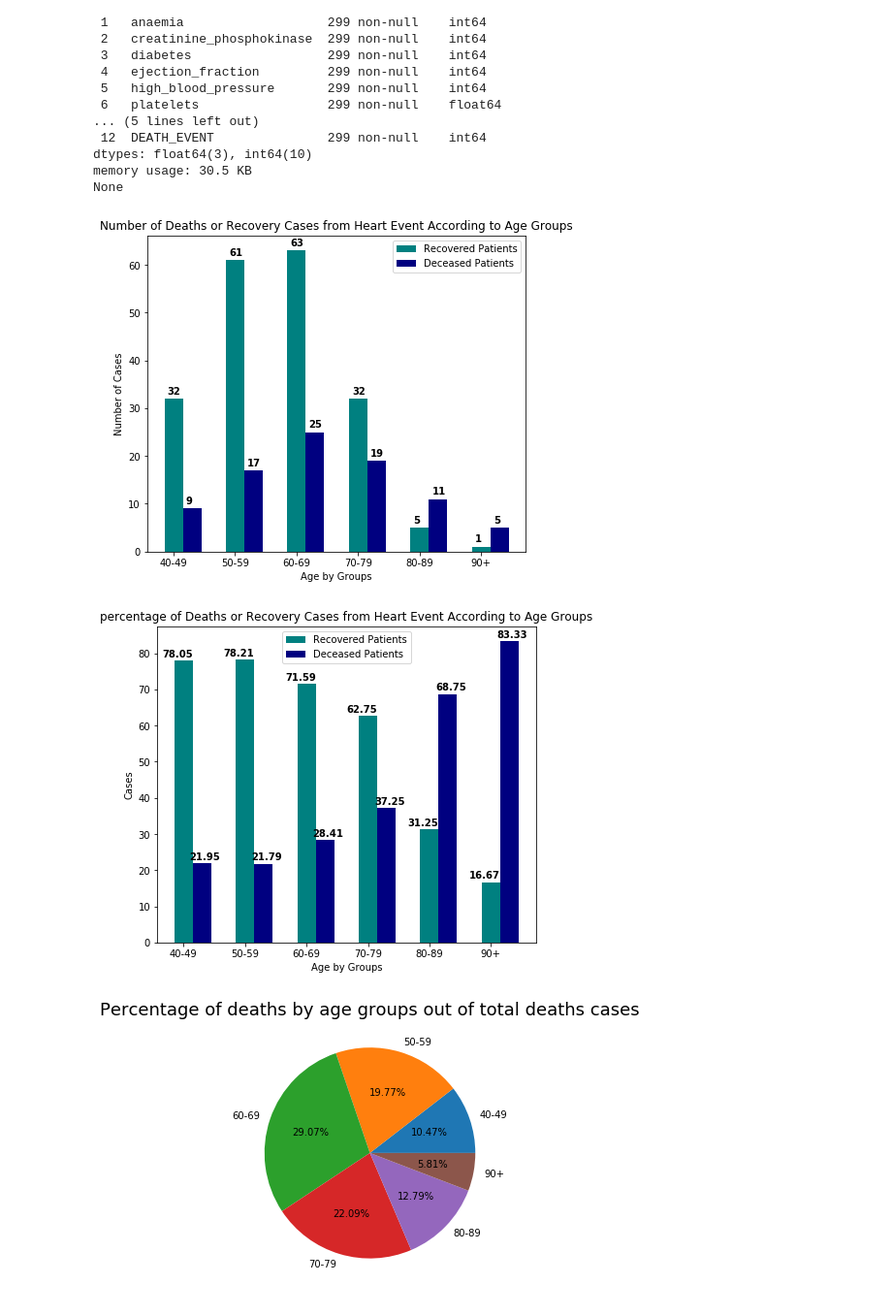
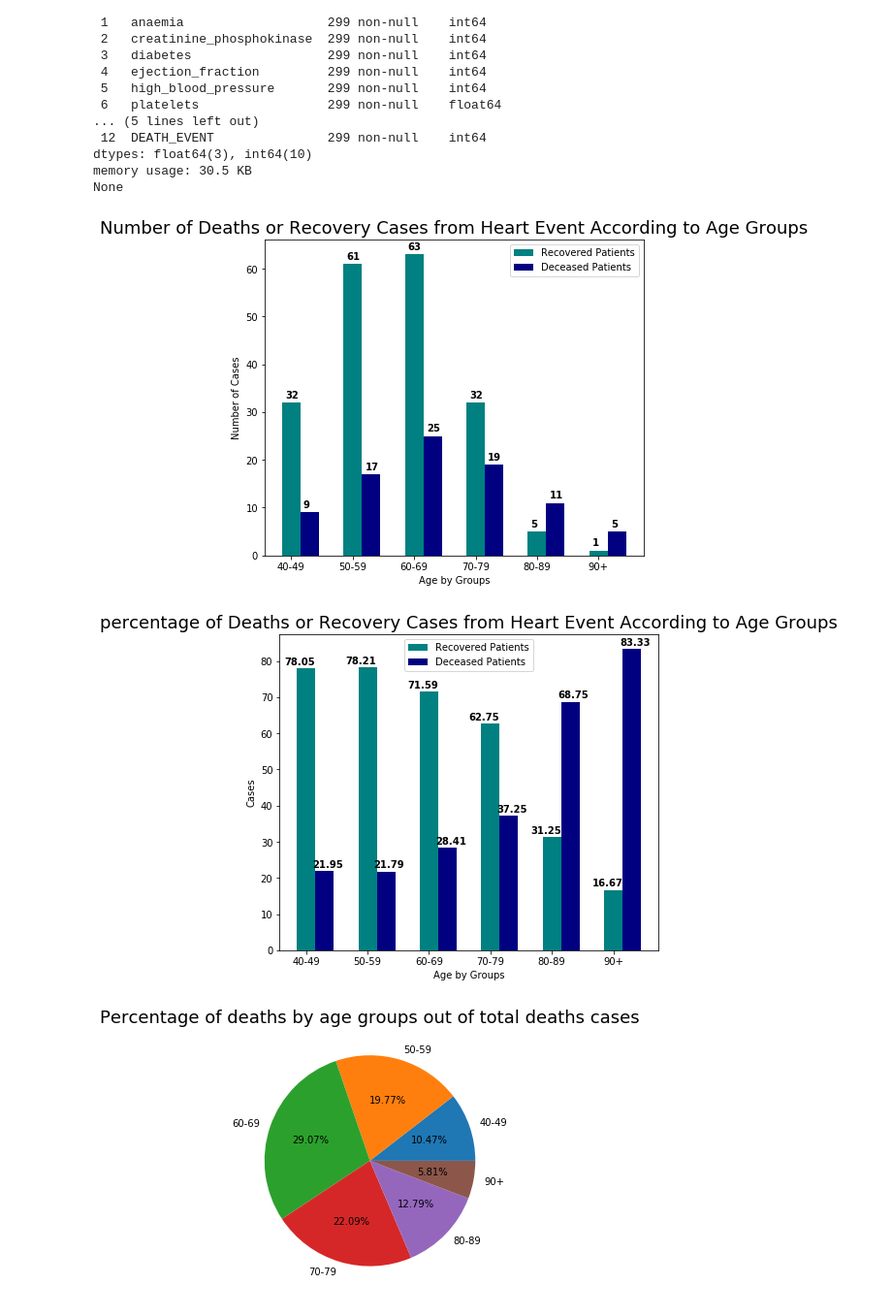
Before and after one commit to sapirmi/data_final_project, a Jupyter notebook: final project - jupyter notebook.ipynb, the cells around one changed output. Shown at 97% size. Saved outputs shown, nothing was run; the diff lists cells and outputs as text; code cells hidden in the pictures.

```diff
--- a/final project - jupyter notebook.ipynb
+++ b/final project - jupyter notebook.ipynb
@@ -36,6 +36,12 @@ Data columns (total 13 columns):
 dtypes: float64(3), int64(10)
 memory usage: 30.5 KB
 None
+# %%
+# value settings
+TRUE_FEATURE = 1
+FALSE_FEATURE = 0
+WIDTH = 0.3
+SIZE18 = 18
 # %%
 # removing outlier values that are more then +3 or less then -3 STD
 
@@ -59,35 +65,35 @@ def num_of_cases(name, x, y):
 
 num_of_cases("40-49", 39, 50)
 num_of_cases("50-59", 49, 60)
 num_of_cases("60-69", 59, 70)
 num_of_cases("70-79", 69, 80)
 num_of_cases("80-89", 79, 90)
 num_of_cases("90+", 89, 100)
 
 # making 1 graph that has 2 different bars, including design like size, color, spacing, presenting numbers
 def age_bar(live_dic, dead_dic, title, y_label):
     plt.figure(figsize=(7,6))
     width = 0.3
     bar1 = np.arange(len(live_dic.keys()))
     bar2 = [i + width for i in bar1]
     plt.bar(bar1, live_dic.values(), width, label = "Recovered Patients", color = "teal")
     plt.bar(bar2, dead_dic.values(), width, label = "Deceased Patients", color = "navy")
     plt.xticks(bar1, live_dic.keys())
-    plt.title(title)
+    plt.title(title, size = SIZE18)
     plt.xlabel("Age by Groups")
     plt.ylabel(y_label)
 
 
 
 age_bar(live, dead, "Number of Deaths or Recovery Cases from Heart Event According to Age Groups", "Number of Cases")
 for i, v in enumerate(live.values()):
     plt.text(i - 0.1, v + 1, str(v), fontweight = "bold")
 for i, v in enumerate(dead.values()):
     plt.text(i + 0.2, v + 1, str(v), fontweight = "bold")
 plt.legend()
 plt.show()
 # %% [output]
-[figure, old version]
+[figure, new version]
 # %%
 # presenting the number of death cases in each age group compare to the number of recovery cases in the same age group - %
 
@@ -107,7 +113,7 @@ for i, v in enumerate(dead_prc.values()):
 plt.legend()
 plt.show()
 # %% [output]
-[figure, old version]
+[figure, new version]
 # %%
 # pie chart - death by age group > total death
 death_by_age = {}
```
Also changed, not shown: parts of 2 cells of this notebook, 1 other file.
